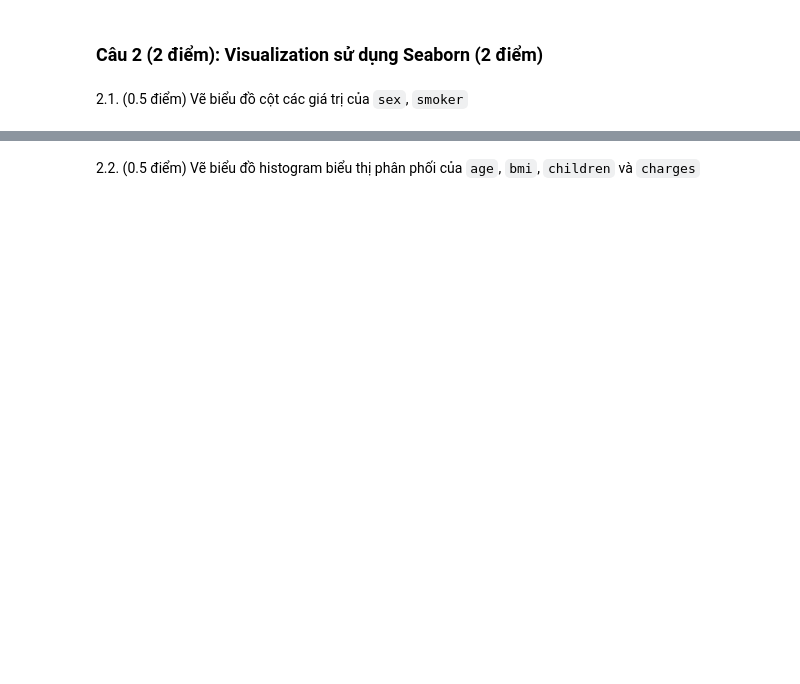
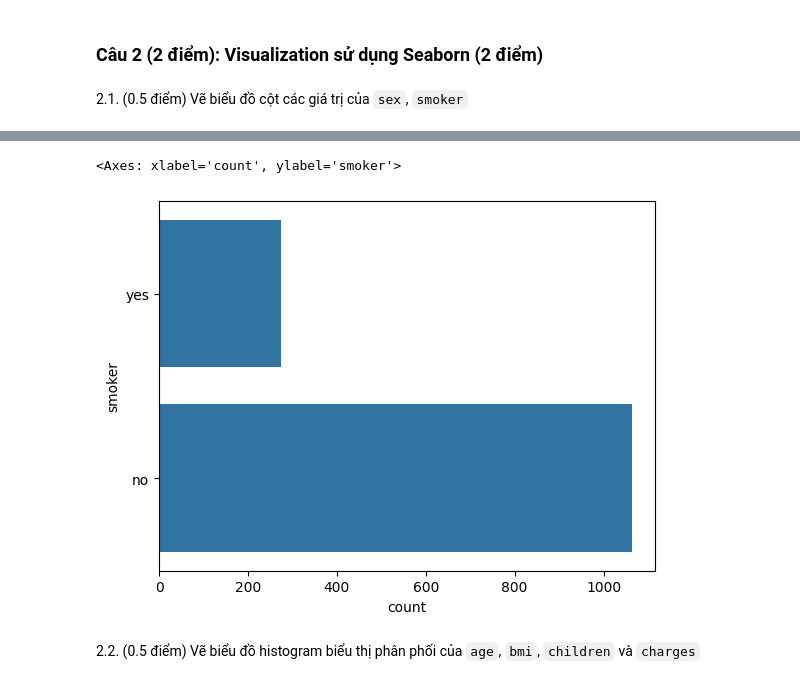
Before and after one commit to baovin/ML_homework, a Jupyter notebook: test_1_Question.ipynb, the cells around one changed output, grey strips where cells are left out. Drawn from its saved outputs; the diff is of its cells as text; code cells hidden in the pictures; blank space fills up the shorter version.

```diff
--- a/test_1_Question.ipynb
+++ b/test_1_Question.ipynb
@@ -68,3 +144,8 @@ random_state = 42
+# %%
+sns.countplot(data['smoker'])
+# %% [output]
+<Axes: xlabel='count', ylabel='smoker'>
+[figure, added]
 # %% [markdown]
 2.2. (0.5 điểm) Vẽ biểu đồ histogram biểu thị phân phối của `age`, `bmi`, `children` và `charges`
 # %%
```
Also changed, not shown: parts of 22 cells of this notebook.
